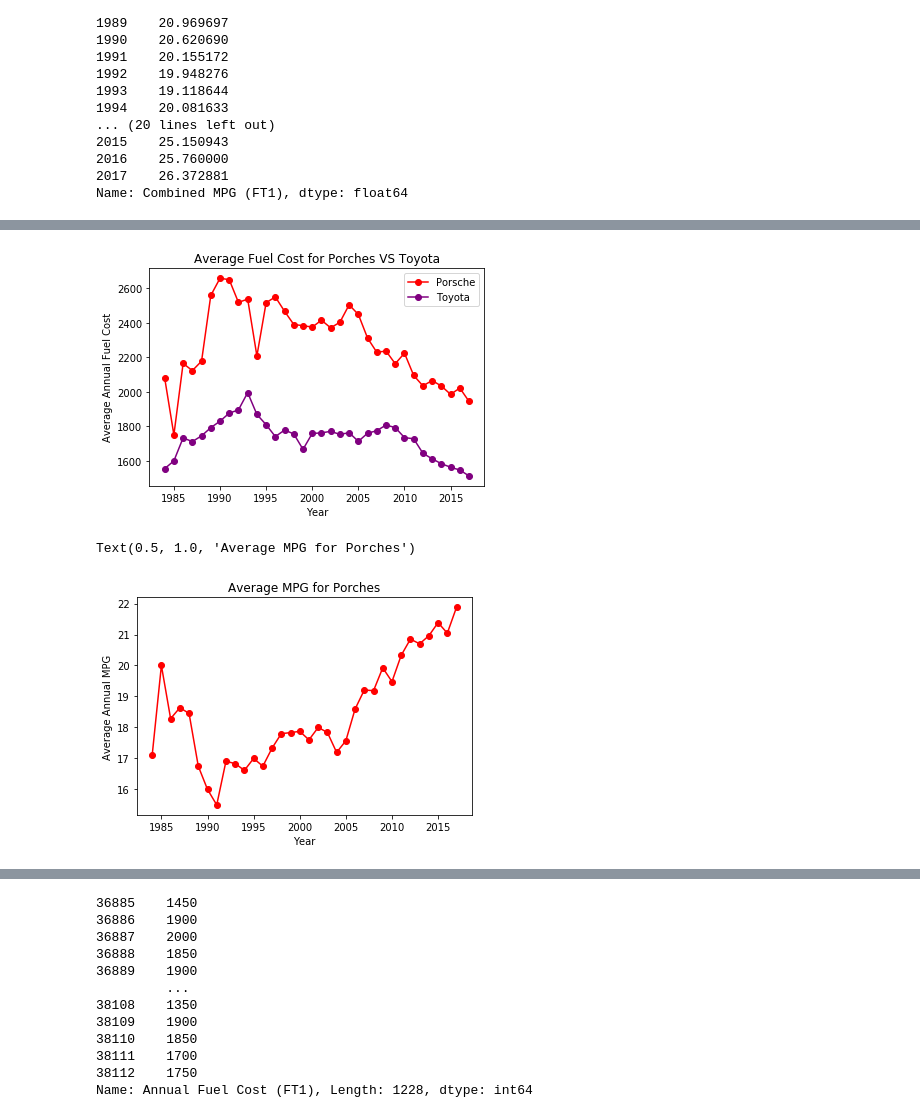
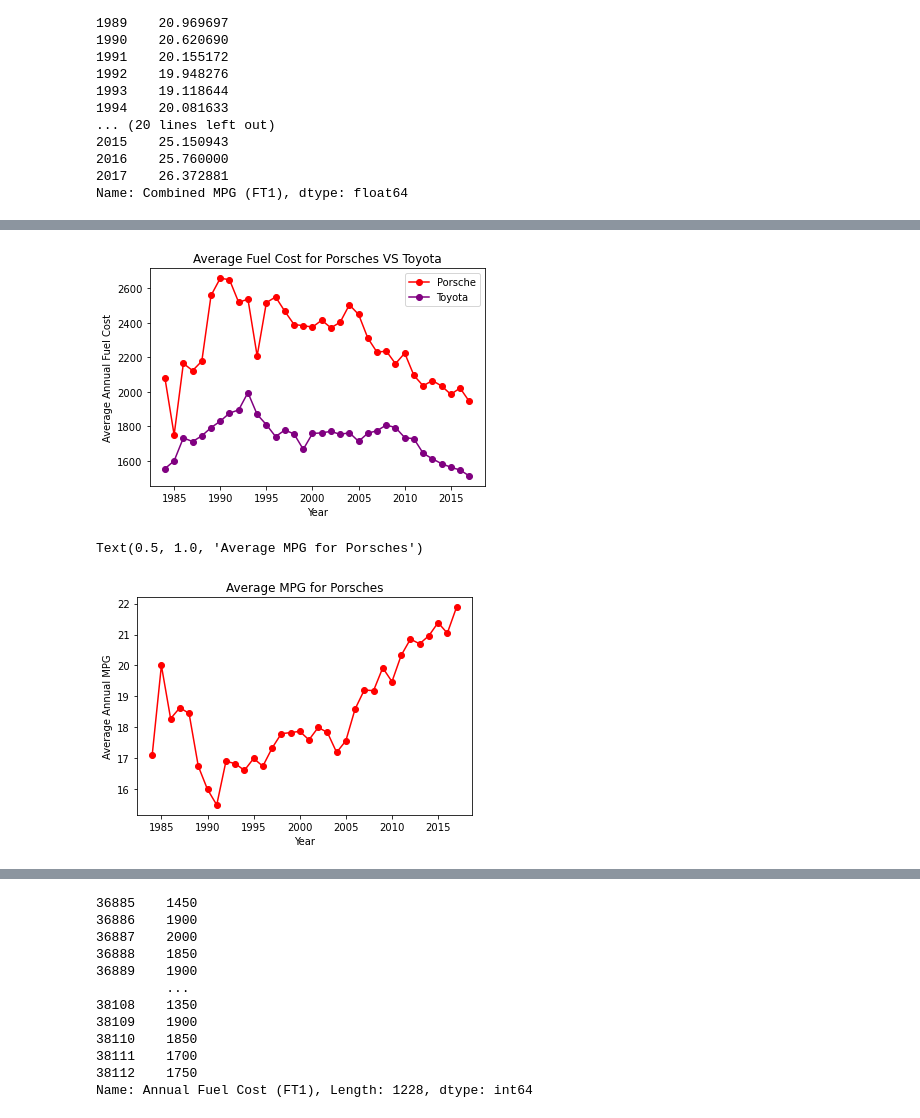
Before and after one commit to geraldwattsthethird/Fuel-Cost-Analysis, a Jupyter notebook: Fuel_Cost.ipynb, the cells around one changed output, grey strips where cells are left out. Drawn from its saved outputs; the diff is of its cells as text; code cells hidden in the pictures.

```diff
--- a/Fuel_Cost.ipynb
+++ b/Fuel_Cost.ipynb
@@ -189,29 +190,29 @@ Text(0.5, 1.0, 'Average Fuel Cost for Toyota')
 # %%
 por_plot, = plt.plot(years, por_fcost, marker='o', color='Red', label="Porsche")
 toy_plot, = plt.plot(years, toy_fcost, marker='o', color='Purple', label="Toyota")
 
 # Legend
 plt.legend(handles=[por_plot, toy_plot], loc="best")
 
 
 # Labels
 plt.xlabel("Year")
 plt.ylabel("Average Annual Fuel Cost")
-plt.title("Average Fuel Cost for Porches VS Toyota")
+plt.title("Average Fuel Cost for Porsches VS Toyota")
 
 plt.show()
 # %% [output]
-[figure, old version]
+[figure, new version]
 # %%
 plt.plot(years, por_mpg, marker='o', color='Red')
 
 # Label
 plt.xlabel("Year")
 plt.ylabel("Average Annual MPG")
-plt.title("Average MPG for Porches")
+plt.title("Average MPG for Porsches")
 # %% [output]
-Text(0.5, 1.0, 'Average MPG for Porches')
+Text(0.5, 1.0, 'Average MPG for Porsches')
-[figure, old version]
+[figure, new version]
 # %%
 plt.plot(years, toy_mpg, marker='o', color='Purple')
 
```
Also changed, not shown: parts of 18 cells of this notebook.
